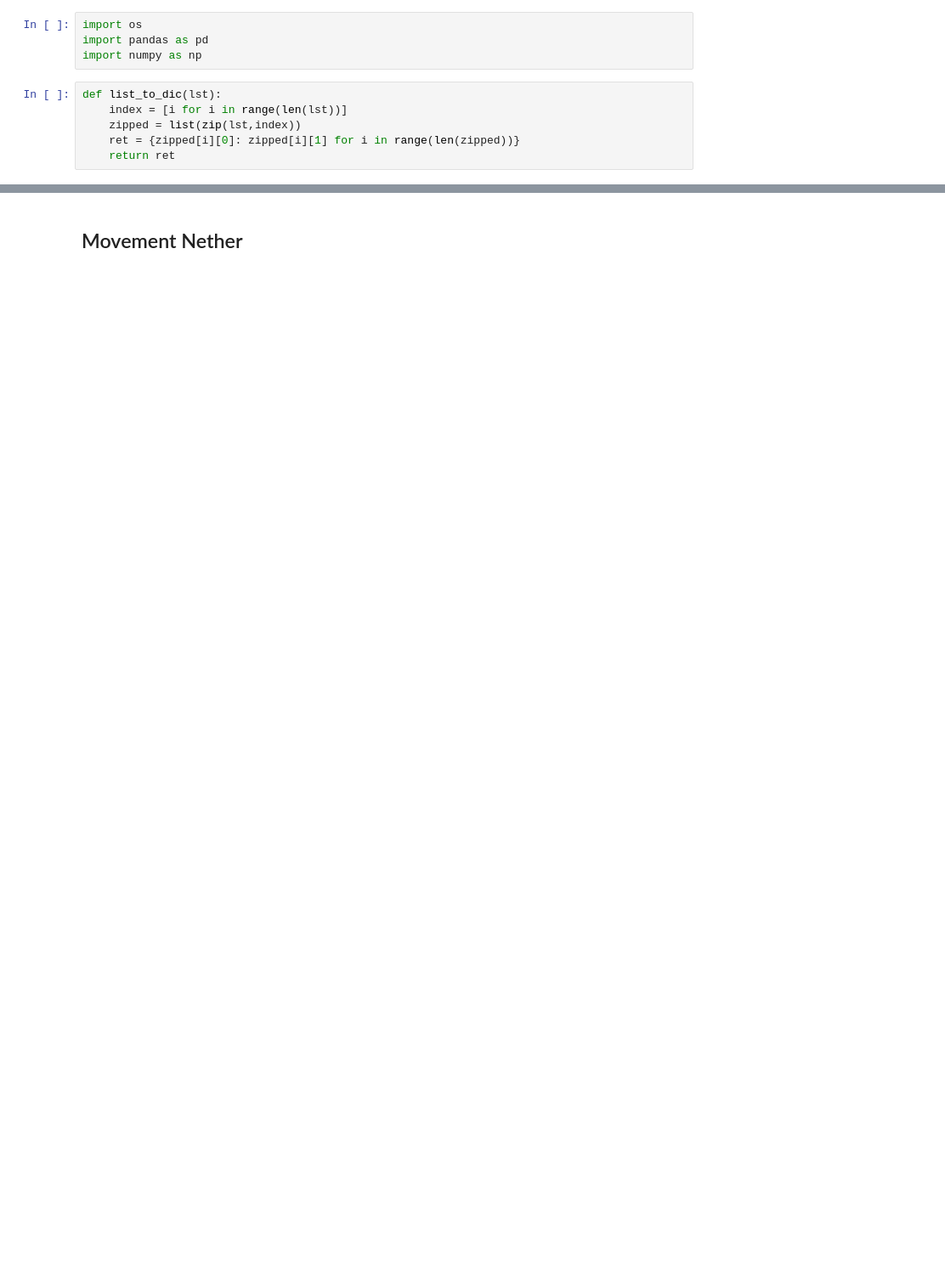
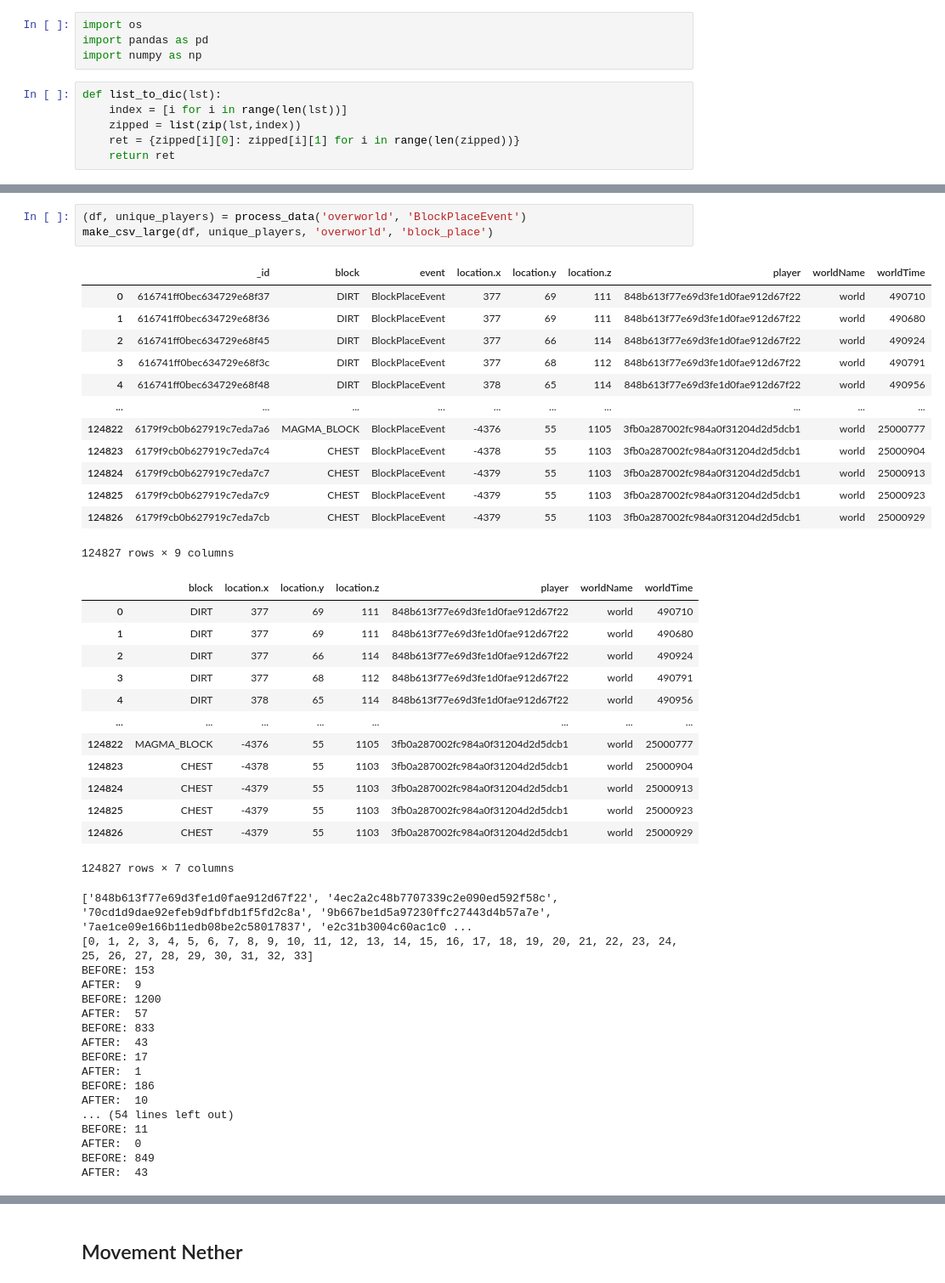
Before and after one commit to austinconnor/MinecraftCollab, a Jupyter notebook: src/python/player_move_reformat.ipynb, the cells around one changed output, grey strips where cells are left out. Shown at 85% size. Saved outputs shown, nothing was run; the diff lists cells and outputs as text; blank space fills up the shorter version.

```diff
--- a/src/python/player_move_reformat.ipynb
+++ b/src/python/player_move_reformat.ipynb
@@ -100,0 +180,47 @@ AFTER:  14
+# %%
+(df, unique_players) = process_data('overworld', 'BlockPlaceEvent')
+make_csv_large(df, unique_players, 'overworld', 'block_place')
+# %% [output]
+|  | _id | block | event | location.x | location.y | location.z | player | worldName | worldTime |
+| 0 | 616741ff0bec634729e68f37 | DIRT | BlockPlaceEvent | 377 | 69 | 111 | 848b613f77e69d3fe1d0fae912d67f22 | world | 490710 |
+| 1 | 616741ff0bec634729e68f36 | DIRT | BlockPlaceEvent | 377 | 69 | 111 | 848b613f77e69d3fe1d0fae912d67f22 | world | 490680 |
+| 2 | 616741ff0bec634729e68f45 | DIRT | BlockPlaceEvent | 377 | 66 | 114 | 848b613f77e69d3fe1d0fae912d67f22 | world | 490924 |
+| 3 | 616741ff0bec634729e68f3c | DIRT | BlockPlaceEvent | 377 | 68 | 112 | 848b613f77e69d3fe1d0fae912d67f22 | world | 490791 |
+| 4 | 616741ff0bec634729e68f48 | DIRT | BlockPlaceEvent | 378 | 65 | 114 | 848b613f77e69d3fe1d0fae912d67f22 | world | 490956 |
+| ... | ... | ... | ... | ... | ... | ... | ... | ... | ... |
+| 124822 | 6179f9cb0b627919c7eda7a6 | MAGMA_BLOCK | BlockPlaceEvent | -4376 | 55 | 1105 | 3fb0a287002fc984a0f31204d2d5dcb1 | world | 25000777 |
+| 124823 | 6179f9cb0b627919c7eda7c4 | CHEST | BlockPlaceEvent | -4378 | 55 | 1103 | 3fb0a287002fc984a0f31204d2d5dcb1 | world | 25000904 |
+| 124824 | 6179f9cb0b627919c7eda7c7 | CHEST | BlockPlaceEvent | -4379 | 55 | 1103 | 3fb0a287002fc984a0f31204d2d5dcb1 | world | 25000913 |
+| 124825 | 6179f9cb0b627919c7eda7c9 | CHEST | BlockPlaceEvent | -4379 | 55 | 1103 | 3fb0a287002fc984a0f31204d2d5dcb1 | world | 25000923 |
+| 124826 | 6179f9cb0b627919c7eda7cb | CHEST | BlockPlaceEvent | -4379 | 55 | 1103 | 3fb0a287002fc984a0f31204d2d5dcb1 | world | 25000929 |
+124827 rows × 9 columns
+|  | block | location.x | location.y | location.z | player | worldName | worldTime |
+| 0 | DIRT | 377 | 69 | 111 | 848b613f77e69d3fe1d0fae912d67f22 | world | 490710 |
+| 1 | DIRT | 377 | 69 | 111 | 848b613f77e69d3fe1d0fae912d67f22 | world | 490680 |
+| 2 | DIRT | 377 | 66 | 114 | 848b613f77e69d3fe1d0fae912d67f22 | world | 490924 |
+| 3 | DIRT | 377 | 68 | 112 | 848b613f77e69d3fe1d0fae912d67f22 | world | 490791 |
+| 4 | DIRT | 378 | 65 | 114 | 848b613f77e69d3fe1d0fae912d67f22 | world | 490956 |
+| ... | ... | ... | ... | ... | ... | ... | ... |
+| 124822 | MAGMA_BLOCK | -4376 | 55 | 1105 | 3fb0a287002fc984a0f31204d2d5dcb1 | world | 25000777 |
+| 124823 | CHEST | -4378 | 55 | 1103 | 3fb0a287002fc984a0f31204d2d5dcb1 | world | 25000904 |
+| 124824 | CHEST | -4379 | 55 | 1103 | 3fb0a287002fc984a0f31204d2d5dcb1 | world | 25000913 |
+| 124825 | CHEST | -4379 | 55 | 1103 | 3fb0a287002fc984a0f31204d2d5dcb1 | world | 25000923 |
+| 124826 | CHEST | -4379 | 55 | 1103 | 3fb0a287002fc984a0f31204d2d5dcb1 | world | 25000929 |
+124827 rows × 7 columns
+['848b613f77e69d3fe1d0fae912d67f22', '4ec2a2c48b7707339c2e090ed592f58c', '70cd1d9dae92efeb9dfbfdb1f5fd2c8a', '9b667be1d5a97230ffc27443d4b57a7e', '7ae1ce09e166b11edb08be2c58017837', 'e2c31b3004c60ac1c0 ...
+[0, 1, 2, 3, 4, 5, 6, 7, 8, 9, 10, 11, 12, 13, 14, 15, 16, 17, 18, 19, 20, 21, 22, 23, 24, 25, 26, 27, 28, 29, 30, 31, 32, 33]
+BEFORE: 153
+AFTER:  9
+BEFORE: 1200
+AFTER:  57
+BEFORE: 833
+AFTER:  43
+BEFORE: 17
+AFTER:  1
+BEFORE: 186
+AFTER:  10
+... (54 lines left out)
+BEFORE: 11
+AFTER:  0
+BEFORE: 849
+AFTER:  43
```
Also changed, not shown: parts of 31 cells of this notebook, 4 other files.
